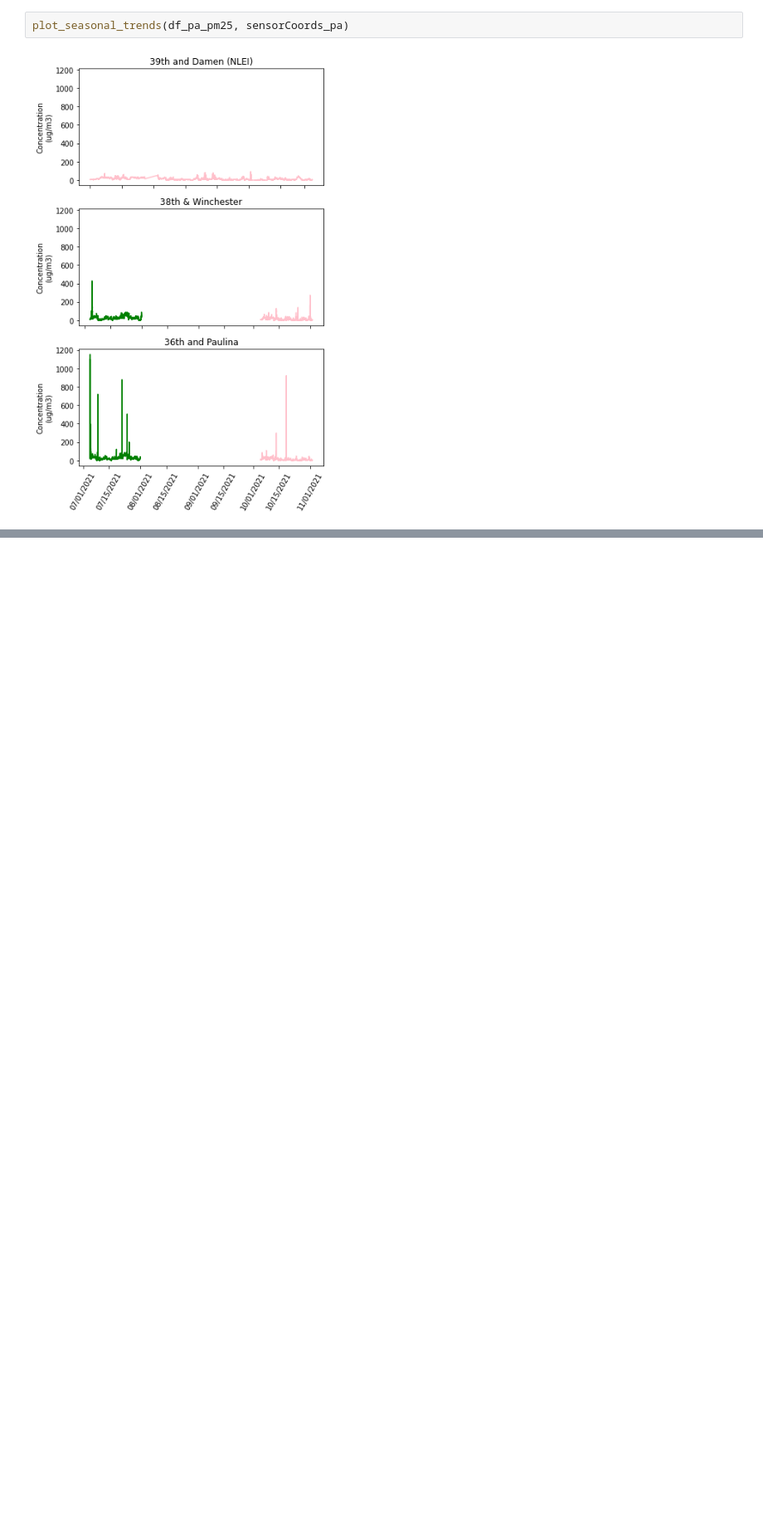
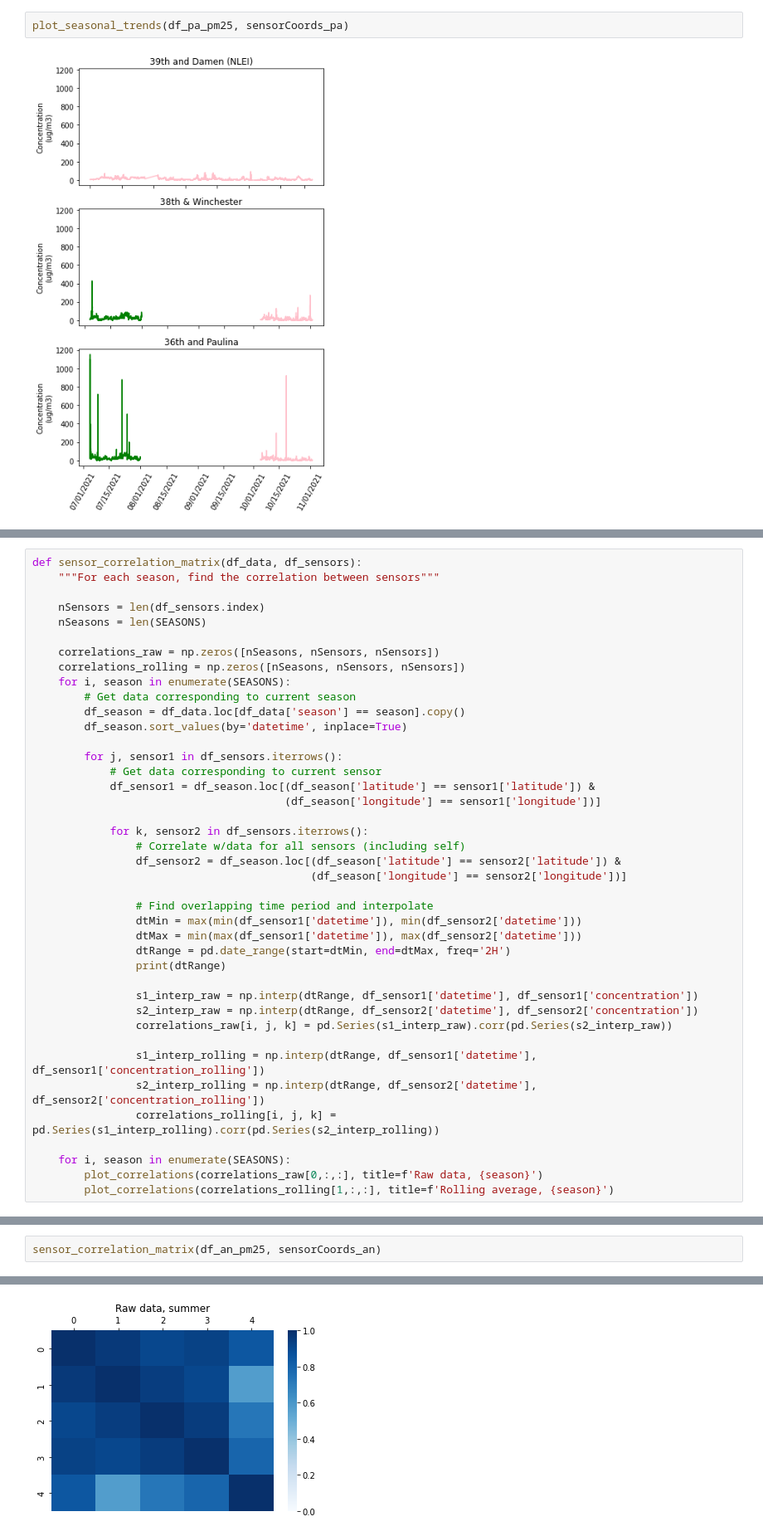
Before and after one commit to code-312/Air-Quality, a Jupyter notebook: notebooks/compare_airnow_and_purpleair.ipynb, the cells around one changed output, grey strips where cells are left out. Shown at 83% size. Drawn from its saved outputs; the diff is of its cells as text; blank space fills up the shorter version.

```diff
--- a/notebooks/compare_airnow_and_purpleair.ipynb
+++ b/notebooks/compare_airnow_and_purpleair.ipynb
@@ -294,0 +261,41 @@ display(gb)
+# %%
+def sensor_correlation_matrix(df_data, df_sensors):
+    """For each season, find the correlation between sensors"""
+
+    nSensors = len(df_sensors.index)
+    nSeasons = len(SEASONS)
+
+    correlations_raw = np.zeros([nSeasons, nSensors, nSensors])
+    correlations_rolling = np.zeros([nSeasons, nSensors, nSensors])
+    for i, season in enumerate(SEASONS):
+        # Get data corresponding to current season
+        df_season = df_data.loc[df_data['season'] == season].copy()
+        df_season.sort_values(by='datetime', inplace=True)
+
+        for j, sensor1 in df_sensors.iterrows():
+            # Get data corresponding to current sensor
+            df_sensor1 = df_season.loc[(df_season['latitude'] == sensor1['latitude']) &
+                                       (df_season['longitude'] == sensor1['longitude'])]
+
+            for k, sensor2 in df_sensors.iterrows():
+                # Correlate w/data for all sensors (including self)
+                df_sensor2 = df_season.loc[(df_season['latitude'] == sensor2['latitude']) &
+                                           (df_season['longitude'] == sensor2['longitude'])]
+
+                # Find overlapping time period and interpolate
+                dtMin = max(min(df_sensor1['datetime']), min(df_sensor2['datetime']))
+                dtMax = min(max(df_sensor1['datetime']), max(df_sensor2['datetime']))
+                dtRange = pd.date_range(start=dtMin, end=dtMax, freq='2H')
+                print(dtRange)
+
+                s1_interp_raw = np.interp(dtRange, df_sensor1['datetime'], df_sensor1['concentration'])
+                s2_interp_raw = np.interp(dtRange, df_sensor2['datetime'], df_sensor2['concentration'])
+                correlations_raw[i, j, k] = pd.Series(s1_interp_raw).corr(pd.Series(s2_interp_raw))
+
+                s1_interp_rolling = np.interp(dtRange, df_sensor1['datetime'], df_sensor1['concentration_rolling'])
+                s2_interp_rolling = np.interp(dtRange, df_sensor2['datetime'], df_sensor2['concentration_rolling'])
+                correlations_rolling[i, j, k] = pd.Series(s1_interp_rolling).corr(pd.Series(s2_interp_rolling))
+
+    for i, season in enumerate(SEASONS):
+        plot_correlations(correlations_raw[0,:,:], title=f'Raw data, {season}')
+        plot_correlations(correlations_rolling[1,:,:], title=f'Rolling average, {season}')
@@ -294,0 +369,3 @@ display(gb)
+# %%
+sensor_correlation_matrix(df_an_pm25, sensorCoords_an)
+# %% [output]
@@ -294,0 +389 @@ display(gb)
+[figure, added]
```
Also changed, not shown: parts of 20 cells of this notebook.
